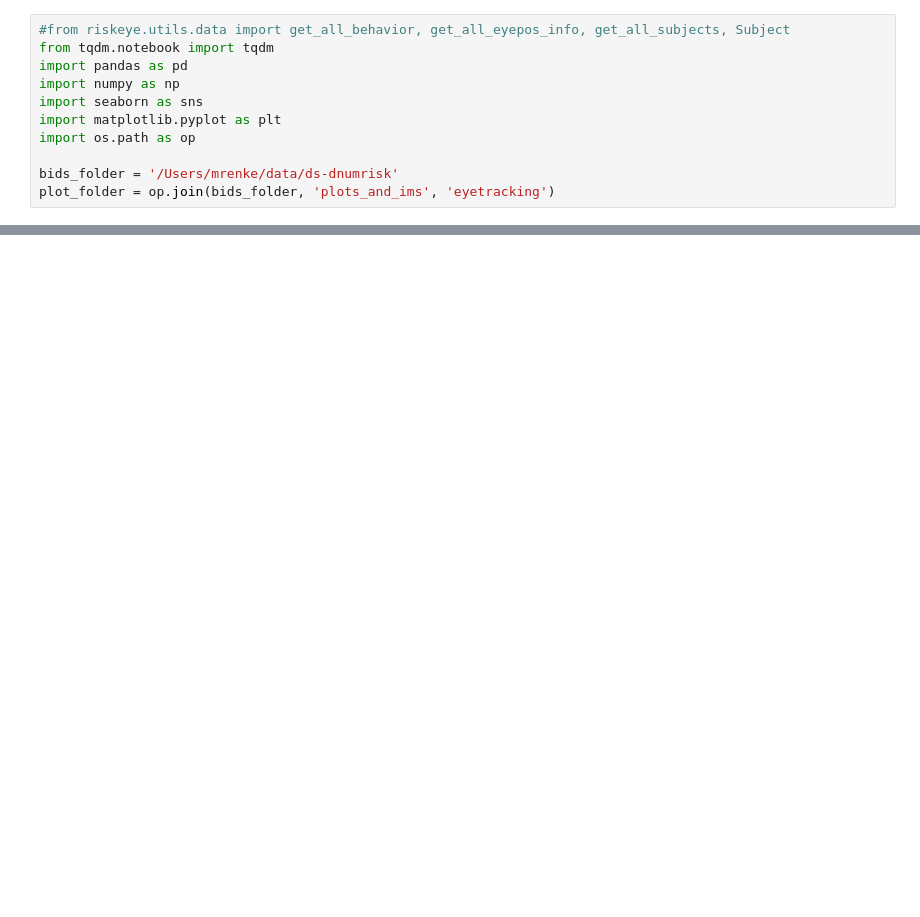
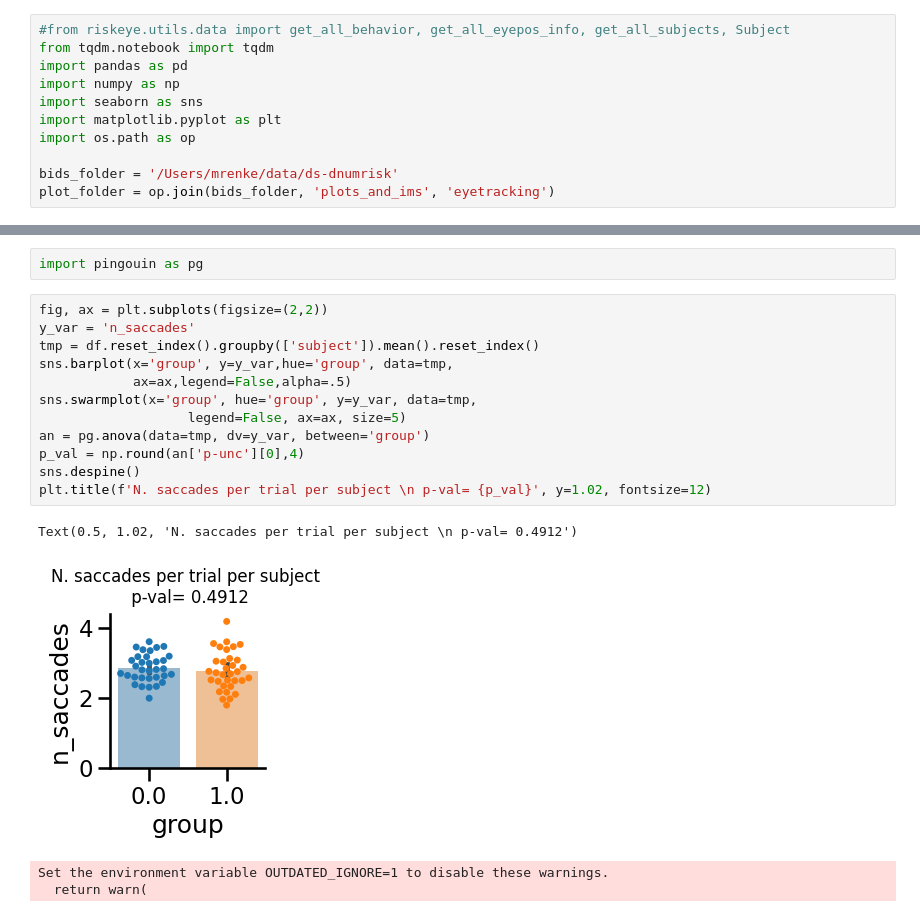
Before and after one commit to mrenke/numrisk, a Jupyter notebook: numrisk/behavior_risk/eyetracking_ana_01.ipynb, the cells around one changed output, grey strips where cells are left out. Drawn from its saved outputs; the diff is of its cells as text; blank space fills up the shorter version.

```diff
--- a/numrisk/behavior_risk/eyetracking_ana_01.ipynb
+++ b/numrisk/behavior_risk/eyetracking_ana_01.ipynb
@@ -175,0 +93,19 @@ plt.show()
+# %%
+import pingouin as pg
+# %%
+fig, ax = plt.subplots(figsize=(2,2))
+y_var = 'n_saccades'
+tmp = df.reset_index().groupby(['subject']).mean().reset_index()
+sns.barplot(x='group', y=y_var,hue='group', data=tmp,
+            ax=ax,legend=False,alpha=.5)
+sns.swarmplot(x='group', hue='group', y=y_var, data=tmp,
+                   legend=False, ax=ax, size=5)
+an = pg.anova(data=tmp, dv=y_var, between='group')
+p_val = np.round(an['p-unc'][0],4)
+sns.despine()
+plt.title(f'N. saccades per trial per subject \n p-val= {p_val}', y=1.02, fontsize=12)
+# %% [output]
+Text(0.5, 1.02, 'N. saccades per trial per subject \n p-val= 0.4912')
+[figure, added]
+Set the environment variable OUTDATED_IGNORE=1 to disable these warnings.
+  return warn(
```
Also changed, not shown: parts of 38 cells of this notebook, 7 other files.
